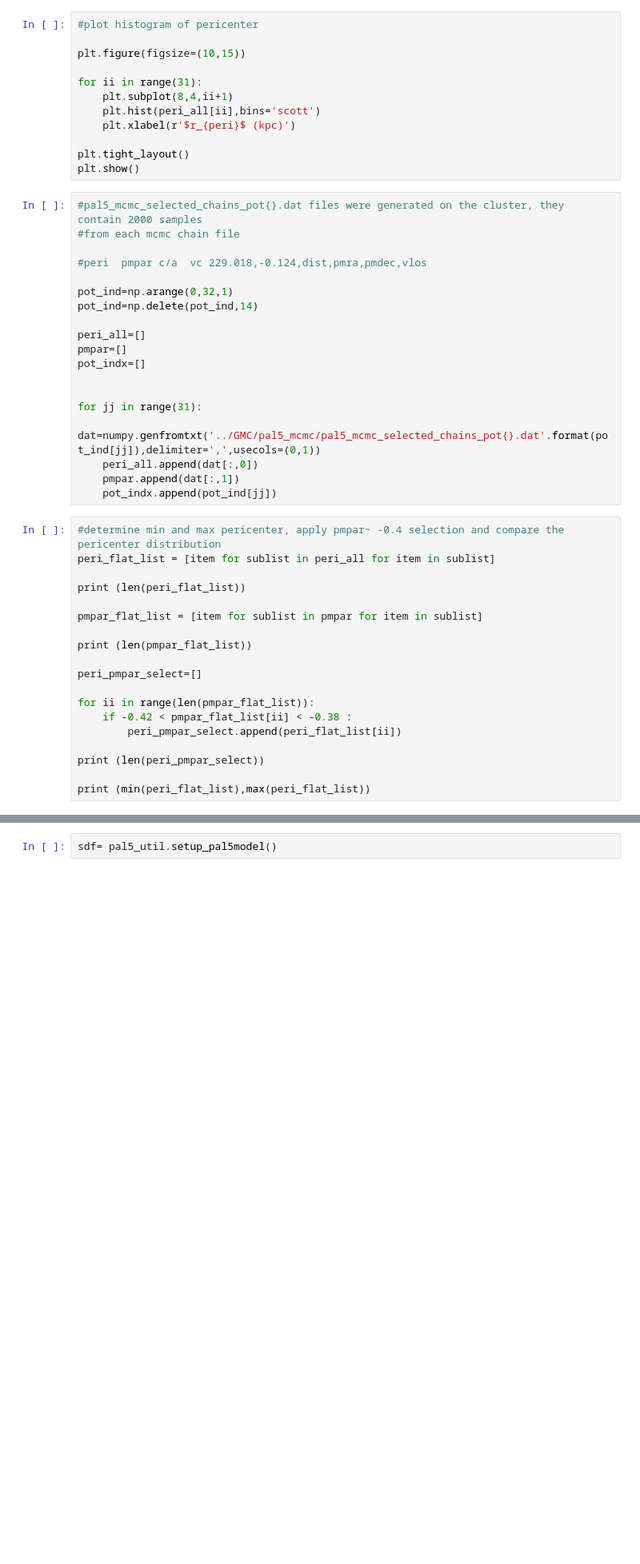
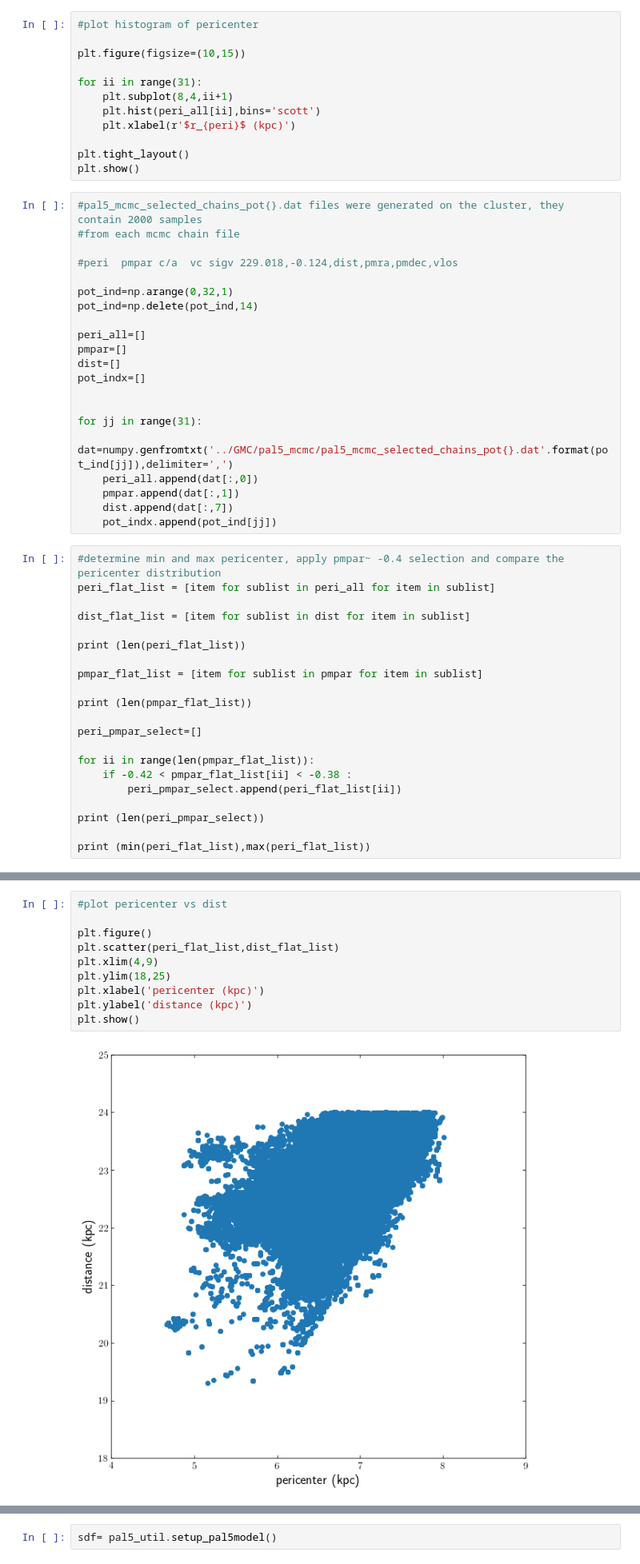
Before and after one commit to nbanik/Baryonic-effects-on-Pal5, a Jupyter notebook: orbitfit_Pal5.ipynb, the cells around one changed output, grey strips where cells are left out. Shown at 80% size. Cells and saved outputs as stored; diff of their text form; blank space fills up the shorter version.

```diff
--- a/orbitfit_Pal5.ipynb
+++ b/orbitfit_Pal5.ipynb
@@ -136,24 +136,28 @@ plt.show()
 #pal5_mcmc_selected_chains_pot{}.dat files were generated on the cluster, they contain 2000 samples
 #from each mcmc chain file
 
-#peri  pmpar c/a  vc 229.018,-0.124,dist,pmra,pmdec,vlos
+#peri  pmpar c/a  vc sigv 229.018,-0.124,dist,pmra,pmdec,vlos
 
 pot_ind=np.arange(0,32,1)
 pot_ind=np.delete(pot_ind,14)
 
 peri_all=[]
 pmpar=[]
+dist=[]
 pot_indx=[]
 
 
 for jj in range(31):
-    dat=numpy.genfromtxt('../GMC/pal5_mcmc/pal5_mcmc_selected_chains_pot{}.dat'.format(pot_ind[jj]),delimiter=',',usecols=(0,1))
+    dat=numpy.genfromtxt('../GMC/pal5_mcmc/pal5_mcmc_selected_chains_pot{}.dat'.format(pot_ind[jj]),delimiter=',')
     peri_all.append(dat[:,0])
     pmpar.append(dat[:,1])
+    dist.append(dat[:,7])
     pot_indx.append(pot_ind[jj])
 # %%
 #determine min and max pericenter, apply pmpar~ -0.4 selection and compare the pericenter distribution
 peri_flat_list = [item for sublist in peri_all for item in sublist]
+
+dist_flat_list = [item for sublist in dist for item in sublist]
 
 print (len(peri_flat_list))
 
@@ -181,3 +192,15 @@ plt.show()
+# %%
+#plot pericenter vs dist
+
+plt.figure()
+plt.scatter(peri_flat_list,dist_flat_list)
+plt.xlim(4,9)
+plt.ylim(18,25)
+plt.xlabel('pericenter (kpc)')
+plt.ylabel('distance (kpc)')
+plt.show()
+# %% [output]
+[figure, added]
 # %%
 #setup a grid of pericenters between min and max and select the corresponding Pal5 orbit and potential
 
```
Also changed, not shown: parts of 9 cells of this notebook.
